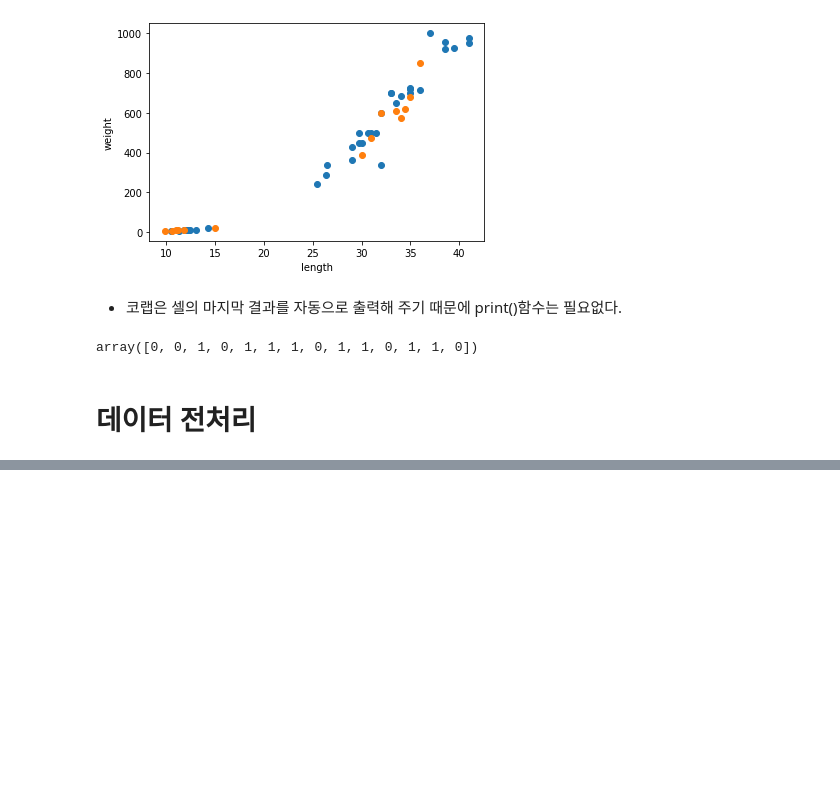
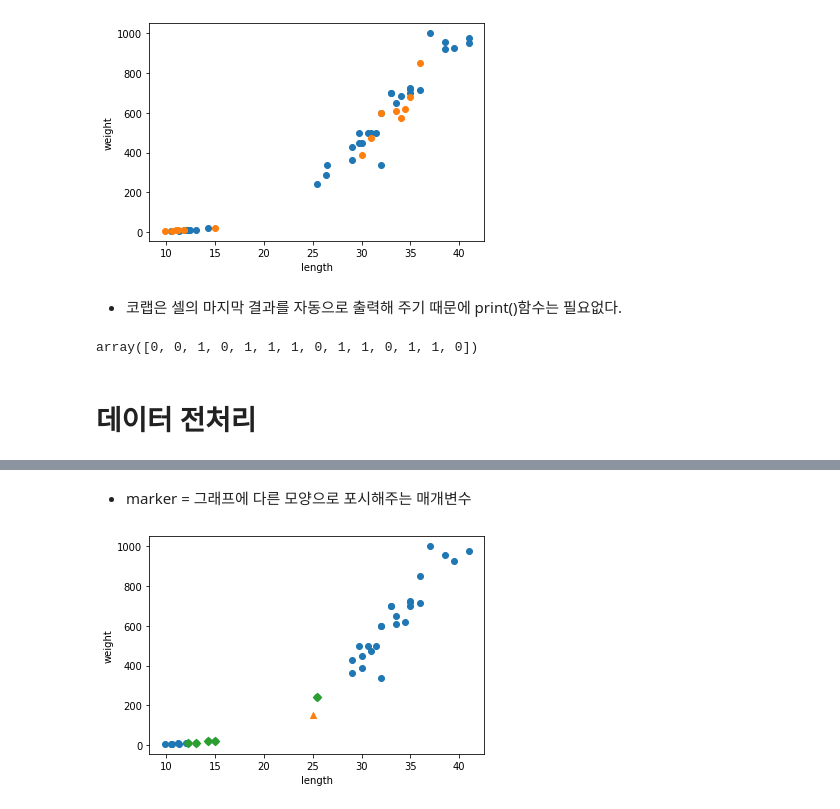
Before and after one commit to Yumpop/ML_hongong, a Jupyter notebook: K_최근접_이웃_알고리즘.ipynb, the cells around one changed output, grey strips where cells are left out. Drawn from its saved outputs; the diff is of its cells as text; code cells hidden in the pictures; blank space fills up the shorter version.

```diff
--- a/K_최근접_이웃_알고리즘.ipynb
+++ b/K_최근접_이웃_알고리즘.ipynb
@@ -214,0 +305,12 @@ array([0, 0, 1, 0, 1, 1, 1, 0, 1, 1, 0, 1, 1, 0])
+# %% [markdown]
+- marker = 그래프에 다른 모양으로 포시해주는 매개변수
+# %%
+distance, index = kn.kneighbors([[25,150]])
+plt.scatter(train_input[:,0], train_input[:,1])
+plt.scatter(25,150, marker = '^')
+plt.scatter(train_input[index,0], train_input[index,1], marker='D')
+plt.xlabel('length')
+plt.ylabel('weight')
+plt.show()
+# %% [output]
+[figure, added]
```
Also changed, not shown: parts of 21 cells of this notebook.
